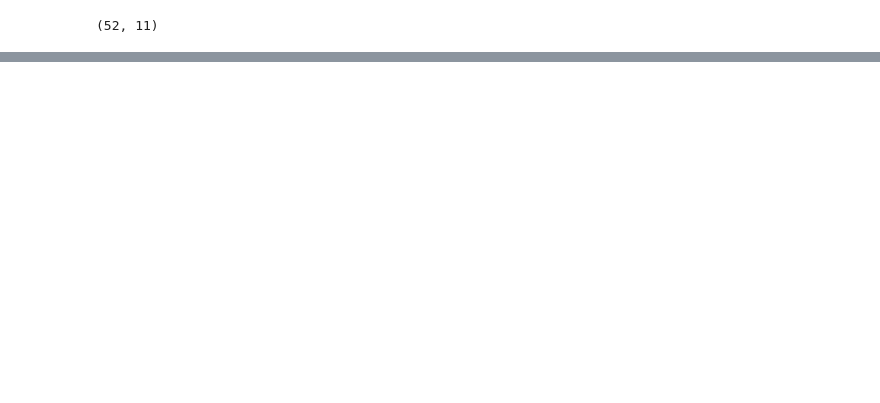
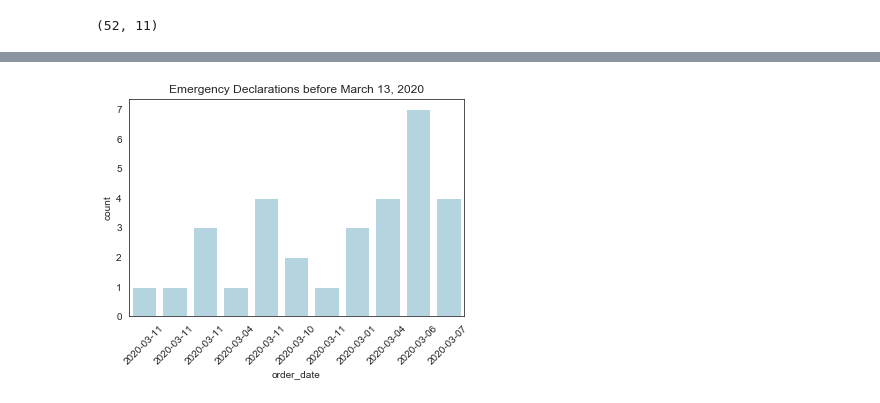
Before and after one commit to biborsz/COVID-social-distancing-sentiment-analysis, a Jupyter notebook: codes-bibor/002-Executive Orders.ipynb, the cells around one changed output, grey strips where cells are left out. Drawn from its saved outputs; the diff is of its cells as text; code cells hidden in the pictures; blank space fills up the shorter version.

```diff
--- a/codes-bibor/002-Executive Orders.ipynb
+++ b/codes-bibor/002-Executive Orders.ipynb
@@ -82,0 +452,3 @@ memory usage: 4.6+ KB
+# %%
+before = data[data['order_date'] < pd.Timestamp(date(2020,3,13))]
+before.head()
@@ -82,0 +462,13 @@ memory usage: 4.6+ KB
+# %%
+# number of states where emergency state was declared = 100%
+# When was emergency state declared?
+c = sns.countplot(x='order_date',
+                 data=before,
+
+                  color='lightblue',
+                  );
+# c.figure.figsize=(16, 8)
+c.set_title('Emergency Declarations before March 13, 2020')
+c.set_xticklabels(before['emergency_date'], rotation=45);
+# %% [output]
+[figure, added]
```
Also changed, not shown: parts of 50 cells of this notebook, 2 other files.
